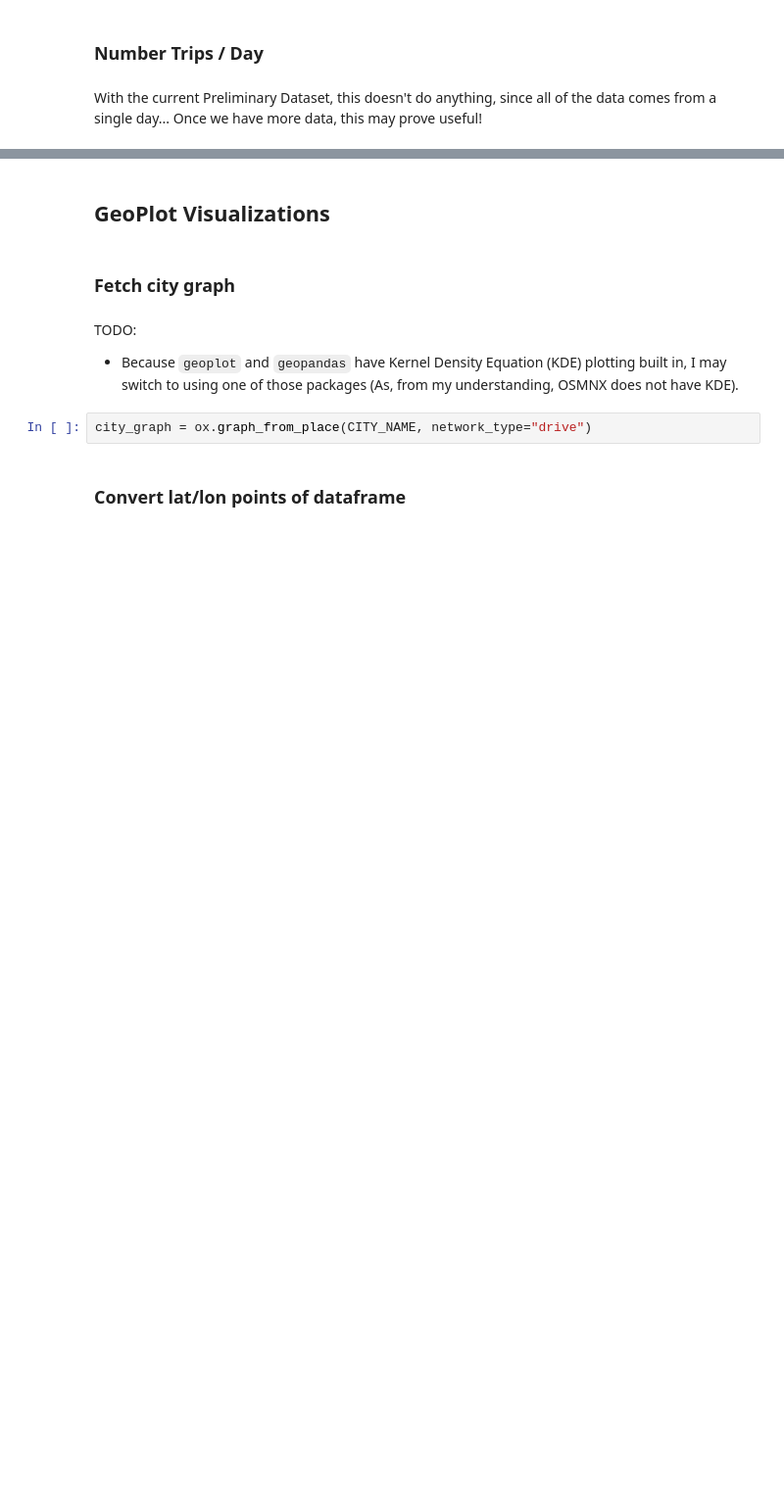
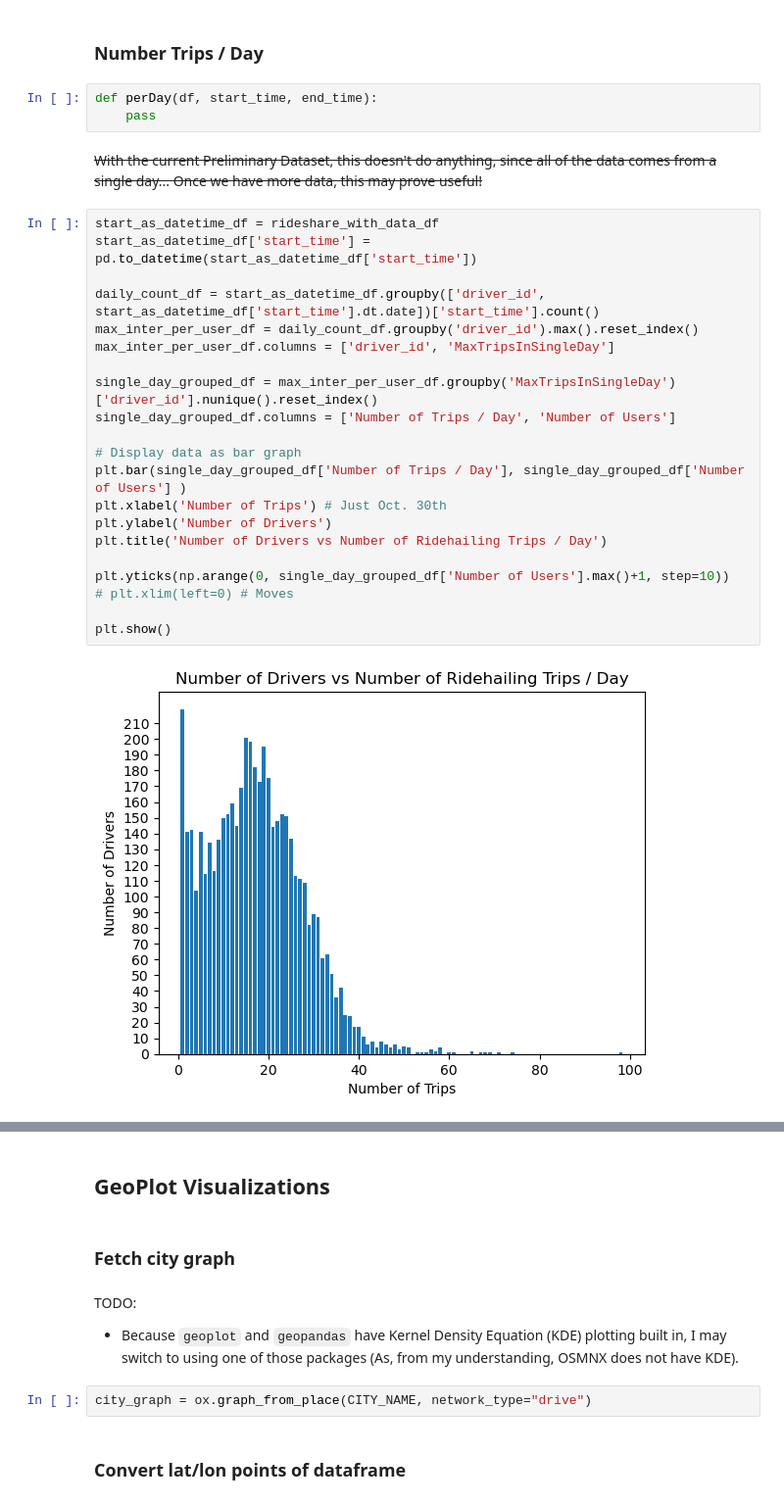
Before and after one commit to the-bay-kay/Gridwise-Data-Visualization, a Jupyter notebook: parse_gridwise_data.ipynb, the cells around one changed output, grey strips where cells are left out. Shown at 98% size. Cells and saved outputs as stored; diff of their text form; blank space fills up the shorter version.

Commit message:
Added intermission calculations
Added several visualizations

```diff
--- a/parse_gridwise_data.ipynb
+++ b/parse_gridwise_data.ipynb
@@ -69,4 +98,30 @@ plt.show()
 # %% [markdown]
 ### Number Trips / Day
+# %%
+def perDay(df, start_time, end_time):
+    pass
 # %% [markdown]
-With the current Preliminary Dataset, this doesn't do anything, since all of the data comes from a single day... Once we have more data, this may prove useful!
+~~With the current Preliminary Dataset, this doesn't do anything, since all of the data comes from a single day... Once we have more data, this may prove useful!~~
+# %%
+start_as_datetime_df = rideshare_with_data_df
+start_as_datetime_df['start_time'] = pd.to_datetime(start_as_datetime_df['start_time'])
+
+daily_count_df = start_as_datetime_df.groupby(['driver_id', start_as_datetime_df['start_time'].dt.date])['start_time'].count()
+max_inter_per_user_df = daily_count_df.groupby('driver_id').max().reset_index()
+max_inter_per_user_df.columns = ['driver_id', 'MaxTripsInSingleDay']
+
+single_day_grouped_df = max_inter_per_user_df.groupby('MaxTripsInSingleDay')['driver_id'].nunique().reset_index()
+single_day_grouped_df.columns = ['Number of Trips / Day', 'Number of Users']
+
+# Display data as bar graph
+plt.bar(single_day_grouped_df['Number of Trips / Day'], single_day_grouped_df['Number of Users'] )
+plt.xlabel('Number of Trips') # Just Oct. 30th
+plt.ylabel('Number of Drivers')
+plt.title('Number of Drivers vs Number of Ridehailing Trips / Day')
+
+plt.yticks(np.arange(0, single_day_grouped_df['Number of Users'].max()+1, step=10))
+# plt.xlim(left=0) # Moves
+
+plt.show()
+# %% [output]
+[figure, added]
```
Also changed, not shown: parts of 29 cells of this notebook, 2 other files.
